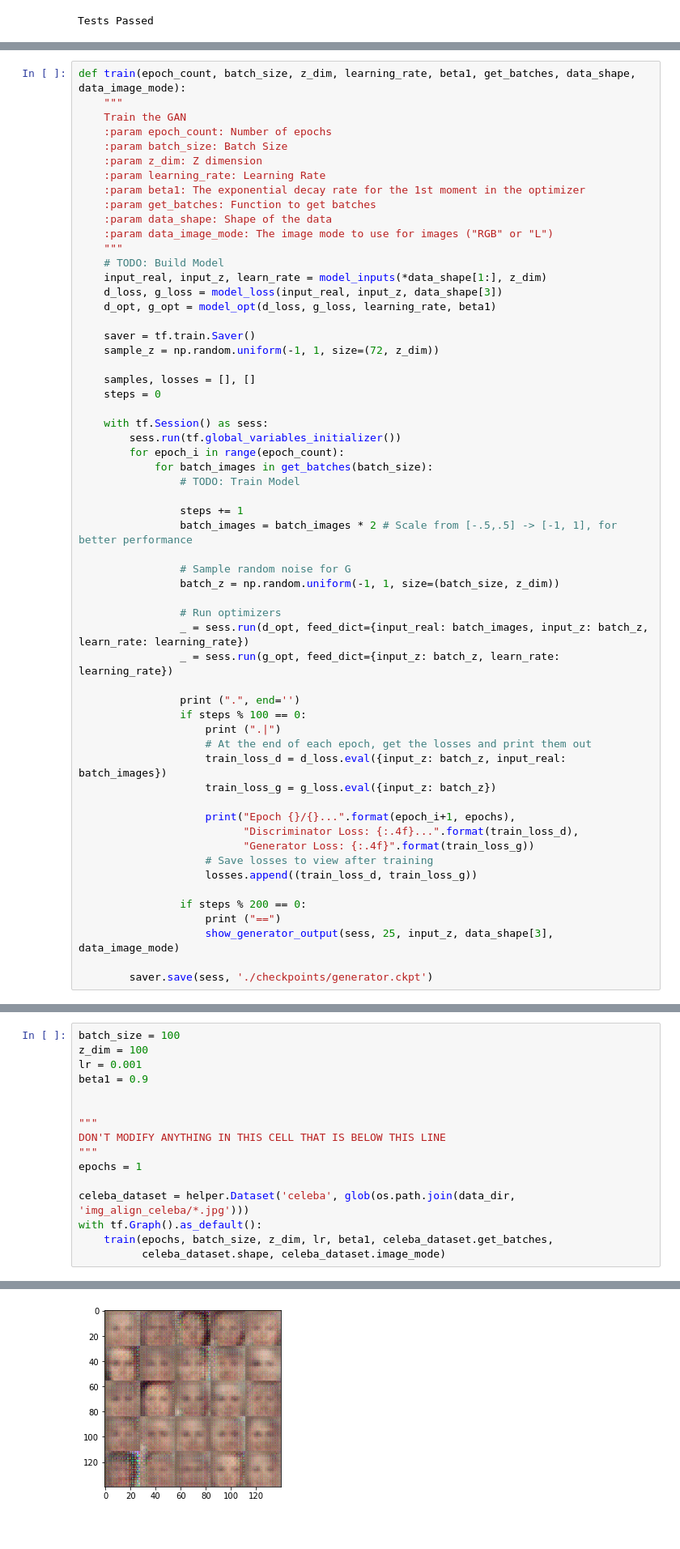
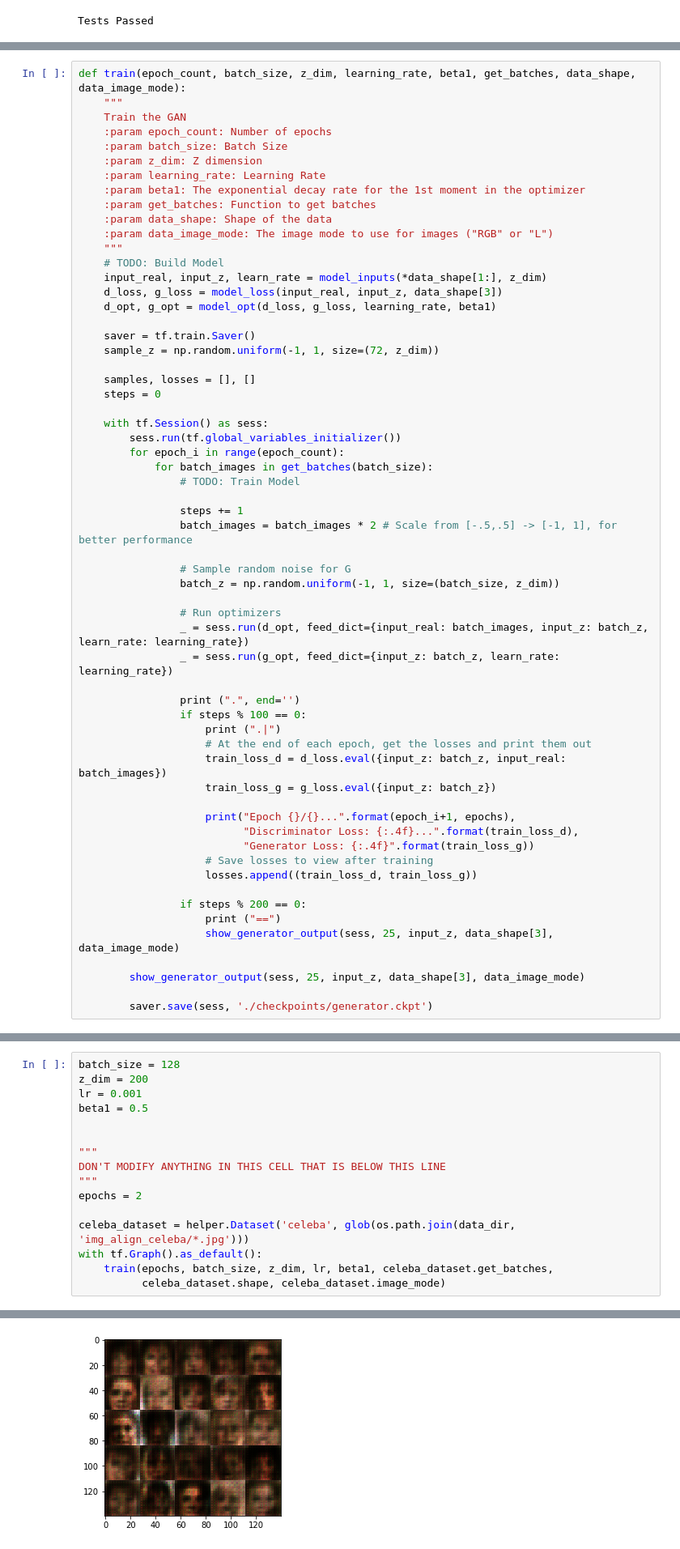
Before and after one commit to alikureishy/DL-gan-face-generation, a Jupyter notebook: dlnd_face_generation.ipynb, the cells around one changed output, grey strips where cells are left out. Shown at 81% size. Saved outputs shown, nothing was run; the diff lists cells and outputs as text.

```diff
--- a/dlnd_face_generation.ipynb
+++ b/dlnd_face_generation.ipynb
@@ -395,6 +395,8 @@ def train(epoch_count, batch_size, z_dim, learning_rate, beta1, get_batches, dat
                     print ("==")
                     show_generator_output(sess, 25, input_z, data_shape[3], data_image_mode)
 
+        show_generator_output(sess, 25, input_z, data_shape[3], data_image_mode)
+
         saver.save(sess, './checkpoints/generator.ckpt')
 # %% [markdown]
 ### MNIST
@@ -447,16 +449,16 @@ Epoch 2/2... Discriminator Loss: 1.2761... Generator Loss: 1.8801
 ### CelebA
 Run your GANs on CelebA.  It will take around 20 minutes on the average GPU to run one epoch.  You can run the whole epoch or stop when it starts to generate realistic faces.
 # %%
-batch_size = 100
-z_dim = 100
+batch_size = 128
+z_dim = 200
 lr = 0.001
-beta1 = 0.9
+beta1 = 0.5
 
 
 """
 DON'T MODIFY ANYTHING IN THIS CELL THAT IS BELOW THIS LINE
 """
-epochs = 1
+epochs = 2
 
 celeba_dataset = helper.Dataset('celeba', glob(os.path.join(data_dir, 'img_align_celeba/*.jpg')))
 with tf.Graph().as_default():
@@ -473 +473 @@ Showing...
-[figure, old version]
+[figure, new version]
```
Also changed, not shown: parts of 1 cell of this notebook, 1 other file.
